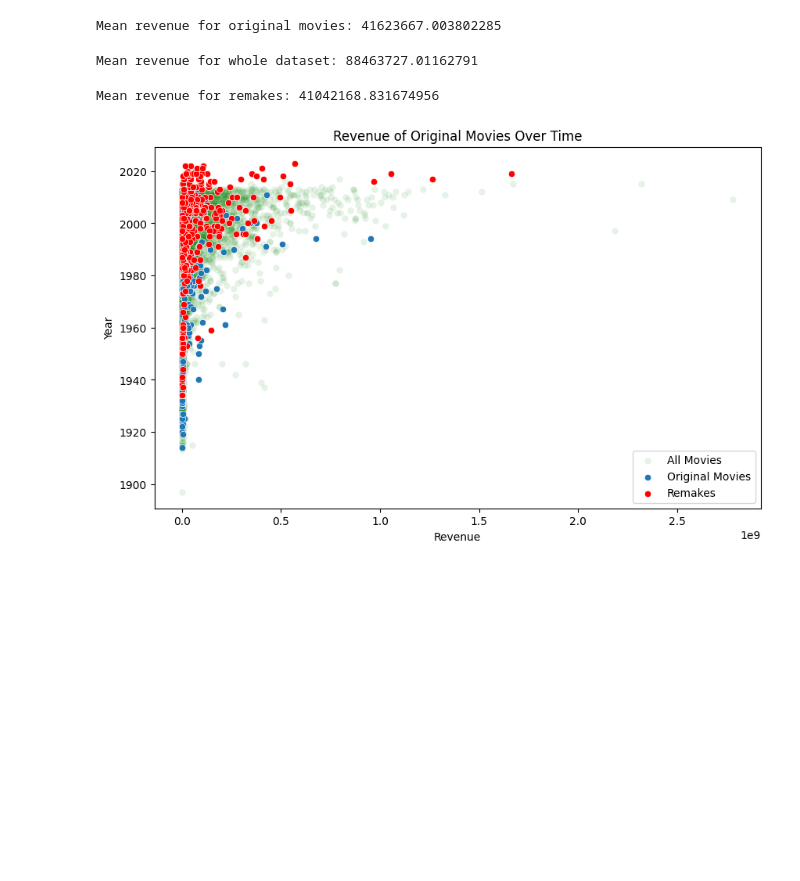
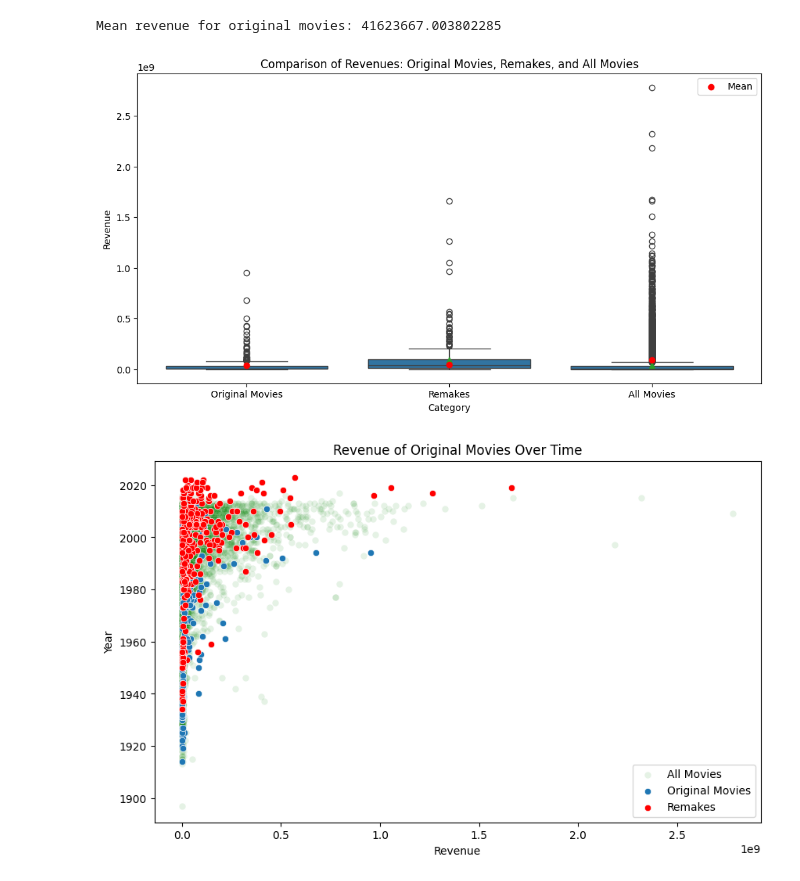
Before and after one commit to epfl-ada/ada-2024-project-madayam, a Jupyter notebook: src/main.ipynb, the cells around one changed output. Drawn from its saved outputs; the diff is of its cells as text; code cells hidden in the pictures; blank space fills up the shorter version.

Commit message:
add regression analysis and revenue analysis

```diff
--- a/src/main.ipynb
+++ b/src/main.ipynb
@@ -71,13 +75,41 @@ print("Mean revenue for original movies:", original_df["movie_revenue"].mean())
 # %% [output]
 Mean revenue for original movies: 41623667.003802285
-# %%
-print("Mean revenue for whole dataset:", remakes_df["movie_revenue"].mean())
-# %% [output]
-Mean revenue for whole dataset: 88463727.01162791
-# %%
-print("Mean revenue for remakes:", df_movies["movie_revenue"].mean())
-# %% [output]
-Mean revenue for remakes: 41042168.831674956
+# %%
+# Reset indices of each DataFrame to ensure unique indices
+original_revenue = original_df["movie_revenue"].reset_index(drop=True)
+remake_revenue = remakes_df["movie_revenue"].reset_index(drop=True)
+all_revenue = df_movies["movie_revenue"].reset_index(drop=True)
+
+# Data preparation
+data = {
+    "Category": (
+        ["Original Movies"] * len(original_revenue) +
+        ["Remakes"] * len(remake_revenue) +
+        ["All Movies"] * len(all_revenue)
+    ),
+    "Revenue": pd.concat([original_revenue, remake_revenue, all_revenue], ignore_index=True)
+}
+
+# Create a DataFrame for plotting
+boxplot_data = pd.DataFrame(data)
+
+# Plot the boxplot
+plt.figure(figsize=(12, 6))
+sns.boxplot(data=boxplot_data, x="Category", y="Revenue", showmeans=True)
+
+# Add mean points explicitly for emphasis
+mean_values = boxplot_data.groupby("Category")["Revenue"].mean()
+for i, mean in enumerate(mean_values):
+    plt.scatter(i, mean, color="red", zorder=5, label="Mean" if i == 0 else None)
+
+# Enhance the plot
+plt.title("Comparison of Revenues: Original Movies, Remakes, and All Movies")
+plt.ylabel("Revenue")
+plt.xlabel("Category")
+plt.legend(loc="upper right")
+plt.show()
+# %% [output]
+[figure, added]
 # %%
 # scatter plot of revenues and runtimes of original movies
 plt.figure(figsize=(10, 6))
```
Also changed, not shown: parts of 22 cells of this notebook.
